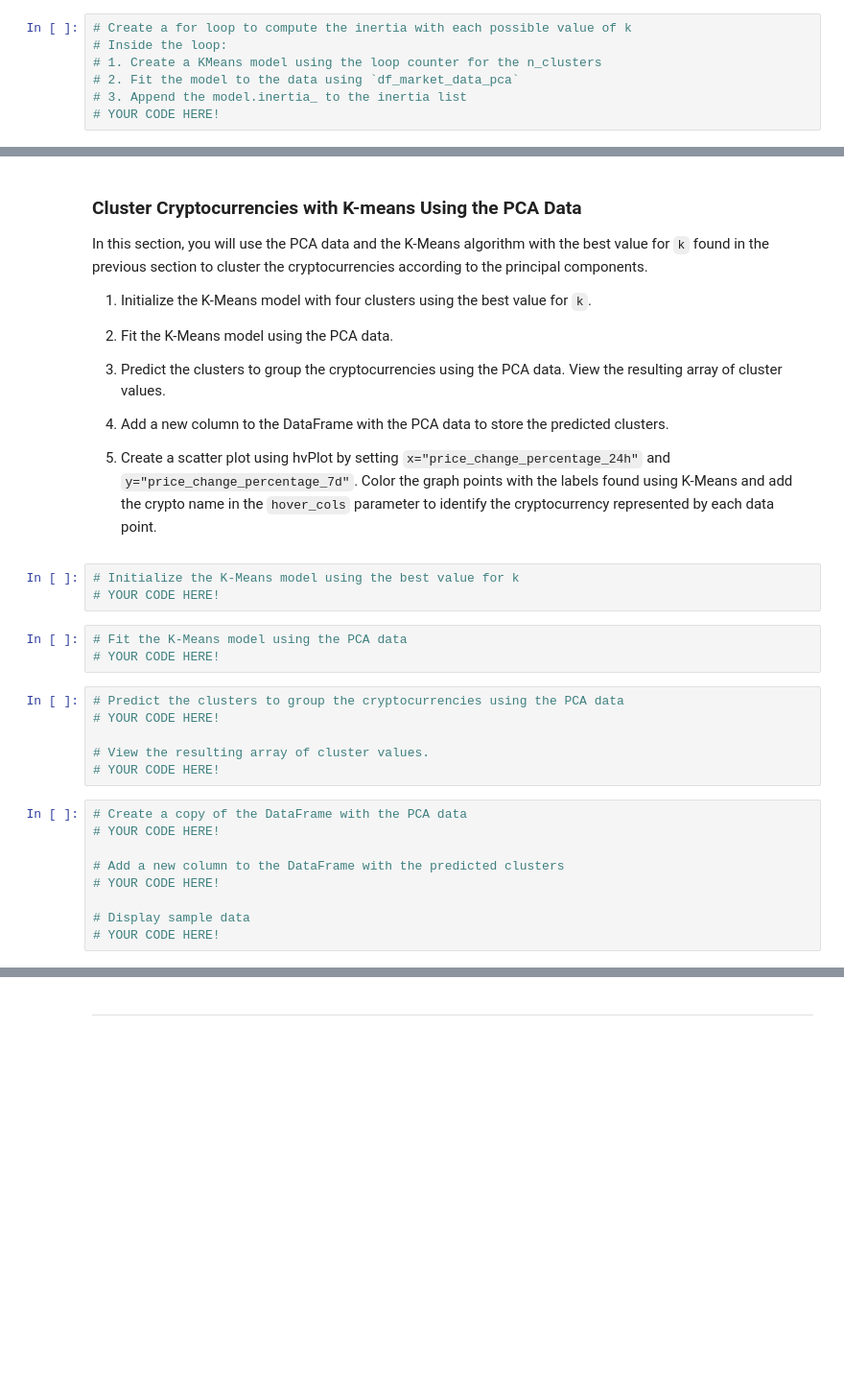
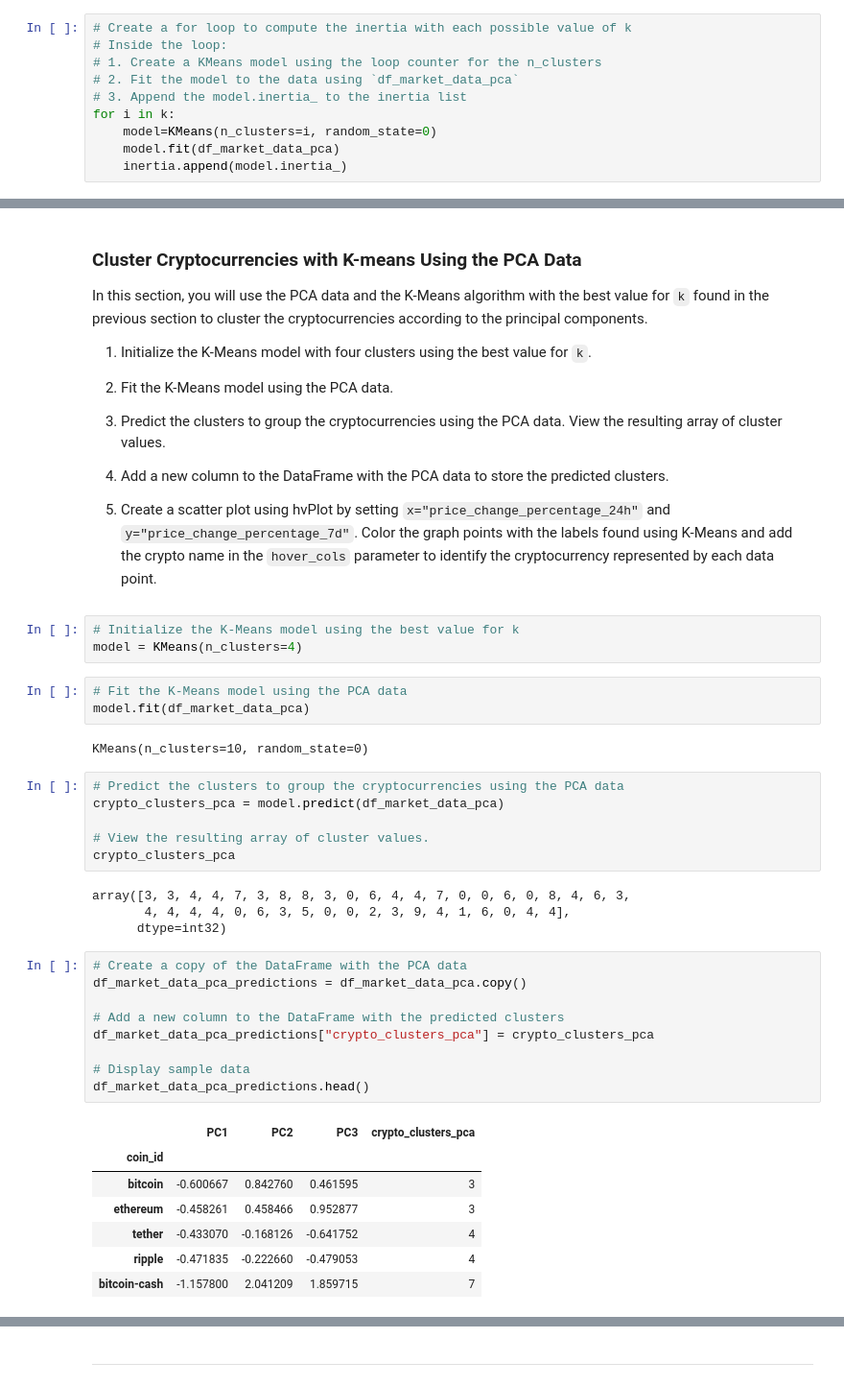
Before and after one commit to cbsandiego/crypto_investment_app, a Jupyter notebook: crypto_investments.ipynb, the cells around one changed output, grey strips where cells are left out. Shown at 96% size. Cells and saved outputs as stored; diff of their text form; blank space fills up the shorter version.

```diff
--- a/crypto_investments.ipynb
+++ b/crypto_investments.ipynb
@@ -327,6 +331,9 @@ In this section, you will use the elbow method to find the best value for `k` us
 # 1. Create a KMeans model using the loop counter for the n_clusters
 # 2. Fit the model to the data using `df_market_data_pca`
 # 3. Append the model.inertia_ to the inertia list
-# YOUR CODE HERE!
+for i in k:
+    model=KMeans(n_clusters=i, random_state=0)
+    model.fit(df_market_data_pca)
+    inertia.append(model.inertia_)
 # %%
 # Create a dictionary with the data to plot the Elbow curve
@@ -366,25 +384,39 @@ In this section, you will use the PCA data and the K-Means algorithm with the be
 5. Create a scatter plot using hvPlot by setting `x="price_change_percentage_24h"` and `y="price_change_percentage_7d"`. Color the graph points with the labels found using K-Means and add the crypto name in the `hover_cols` parameter to identify the cryptocurrency represented by each data point.
 # %%
 # Initialize the K-Means model using the best value for k
-# YOUR CODE HERE!
+model = KMeans(n_clusters=4)
 # %%
 # Fit the K-Means model using the PCA data
-# YOUR CODE HERE!
+model.fit(df_market_data_pca)
+# %% [output]
+KMeans(n_clusters=10, random_state=0)
 # %%
 # Predict the clusters to group the cryptocurrencies using the PCA data
-# YOUR CODE HERE!
+crypto_clusters_pca = model.predict(df_market_data_pca)
 
 # View the resulting array of cluster values.
-# YOUR CODE HERE!
+crypto_clusters_pca
+# %% [output]
+array([3, 3, 4, 4, 7, 3, 8, 8, 3, 0, 6, 4, 4, 7, 0, 0, 6, 0, 8, 4, 6, 3,
+       4, 4, 4, 4, 0, 6, 3, 5, 0, 0, 2, 3, 9, 4, 1, 6, 0, 4, 4],
+      dtype=int32)
 # %%
 # Create a copy of the DataFrame with the PCA data
-# YOUR CODE HERE!
+df_market_data_pca_predictions = df_market_data_pca.copy()
 
 # Add a new column to the DataFrame with the predicted clusters
-# YOUR CODE HERE!
+df_market_data_pca_predictions["crypto_clusters_pca"] = crypto_clusters_pca
 
 # Display sample data
-# YOUR CODE HERE!
+df_market_data_pca_predictions.head()
+# %% [output]
+|  | PC1 | PC2 | PC3 | crypto_clusters_pca |
+| coin_id |  |  |  |  |
+| bitcoin | -0.600667 | 0.842760 | 0.461595 | 3 |
+| ethereum | -0.458261 | 0.458466 | 0.952877 | 3 |
+| tether | -0.433070 | -0.168126 | -0.641752 | 4 |
+| ripple | -0.471835 | -0.222660 | -0.479053 | 4 |
+| bitcoin-cash | -1.157800 | 2.041209 | 1.859715 | 7 |
 # %%
 # Create a scatter plot using hvPlot by setting
 # `x="price_change_percentage_24h"` and `y="price_change_percentage_7d"`.
```
Also changed, not shown: parts of 15 cells of this notebook.
